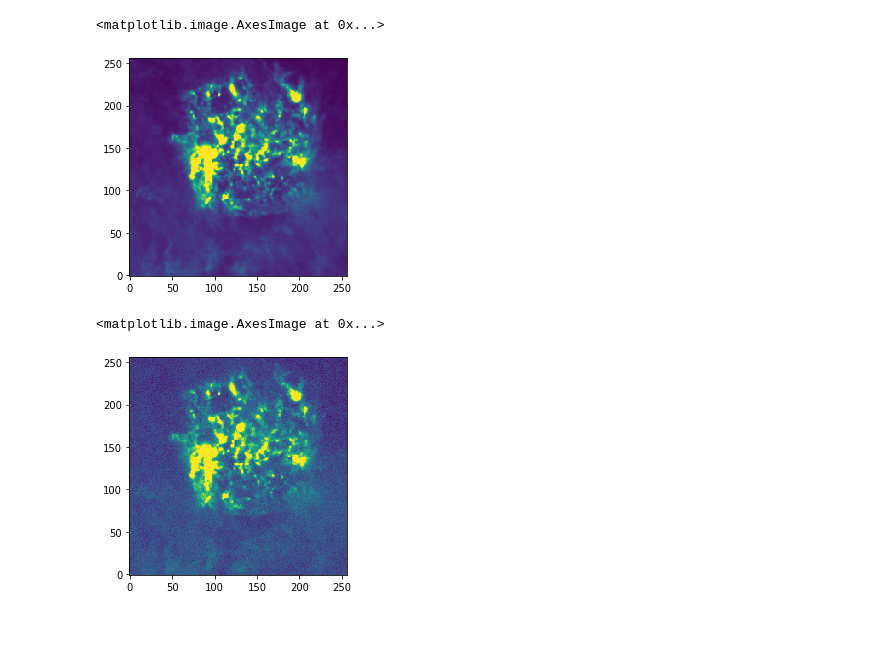
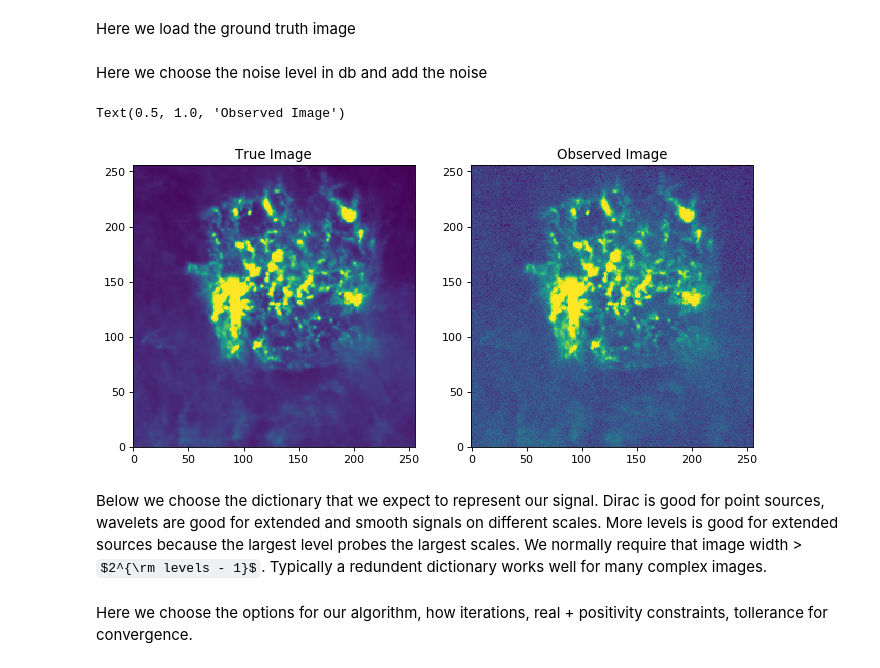
Before and after one commit to Luke-Pratley/Clear-Skies, a Jupyter notebook: examples/2d_denoising_example.ipynb, the cells around one changed output. Drawn from its saved outputs; the diff is of its cells as text; code cells hidden in the pictures; some formulas as TeX source; blank space fills up the shorter version.

```diff
--- a/examples/2d_denoising_example.ipynb
+++ b/examples/2d_denoising_example.ipynb
@@ -14,31 +21,38 @@ def open_fits(image_file):
 def open_header(image_file):
     hdu_list = fits.open(image_file)
     return hdu_list[0].header
+# %% [markdown]
+Here we load the ground truth image
 # %%
 input_file = "../data/lmc.fits"
 
 x_true = open_fits(input_file)
 header = open_header(input_file)
-# %%
-plt.imshow(x_true, vmax=np.max(x_true) * 0.1,origin='lower')
-# %% [output]
-<matplotlib.image.AxesImage at 0x...>
-[figure, removed]
+# %% [markdown]
+Here we choose the noise level in db and add the noise
 # %%
-ISNR = 20.
+ISNR = 20. #in db (relative to the input signal)
 sigma = 10**(-ISNR/20.) * np.sqrt(np.sum(np.abs(x_true)**2)/(x_true.shape[0] * x_true.shape[1]))
 width, height = x_true.shape
 
 W = np.ones(x_true.shape)
 
 y = W * x_true + np.random.normal(0, sigma, x_true.shape)
-plt.imshow(y, vmax=np.max(y) * 0.1,origin='lower')
+fig, ax = plt.subplots(nrows=1, ncols=2, figsize=(10, 7), dpi=80, sharey=False, sharex=True)
+ax[0].imshow(x_true, vmax=np.max(x_true) * 0.1,origin='lower')
+ax[0].set_title("True Image")
+ax[1].imshow(y, vmax=np.max(x_true) * 0.1,origin='lower')
+ax[1].set_title("Observed Image")
 # %% [output]
-<matplotlib.image.AxesImage at 0x...>
+Text(0.5, 1.0, 'Observed Image')
-[figure, old version]
+[figure, new version]
+# %% [markdown]
+Below we choose the dictionary that we expect to represent our signal. Dirac is good for point sources, wavelets are good for extended and smooth signals on different scales. More levels is good for extended sources because the largest level probes the largest scales. We normally require that image width > $2^{\rm levels - 1}$. Typically a redundent dictionary works well for many complex images.
 # %%
 wav = ["db1", "db2", "db3", "db4","db5", "db6", "db7", "db8"]
 #wav = ["db8"]
 #wav = ["dirac"]
 levels = 4
+# %% [markdown]
+Here we choose the options for our algorithm, how iterations, real + positivity constraints, tollerance for convergence.
 # %%
```
Also changed, not shown: parts of 12 cells of this notebook.
